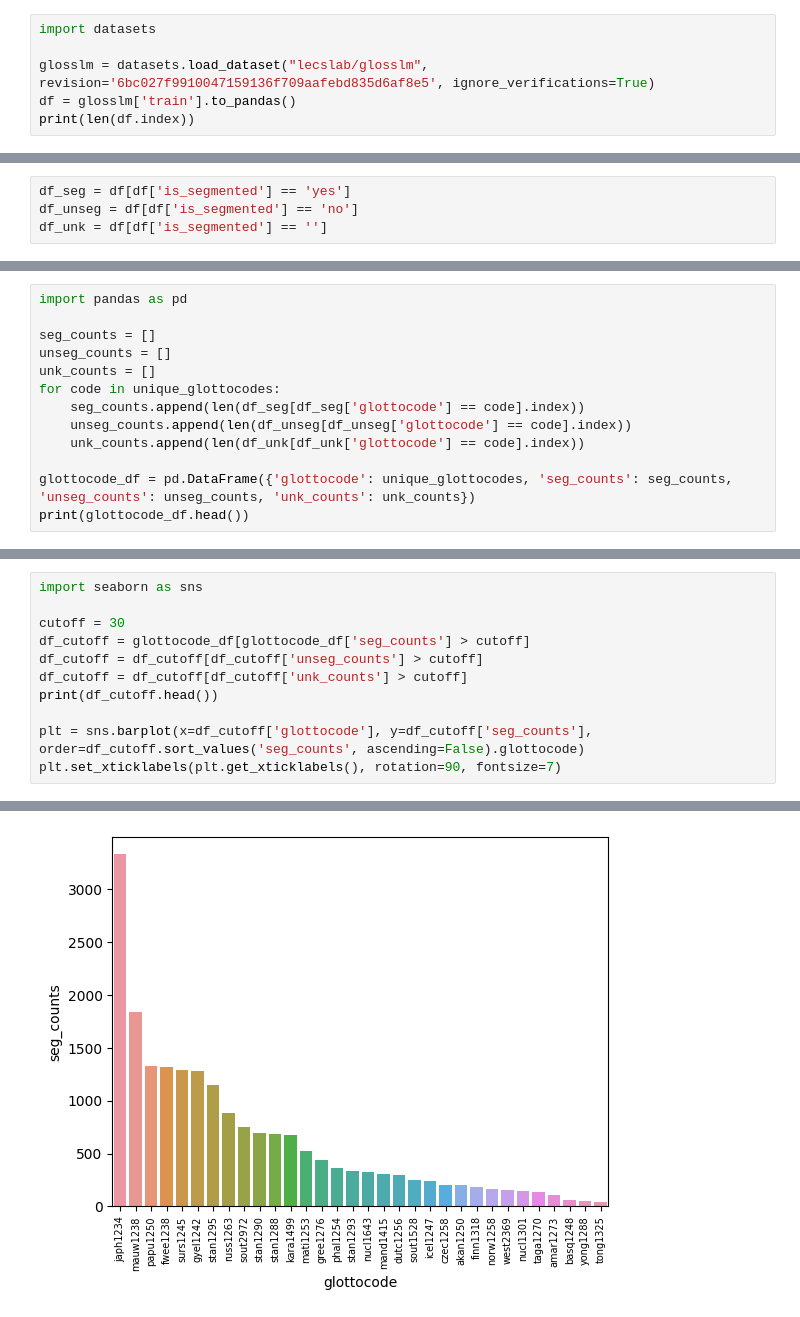
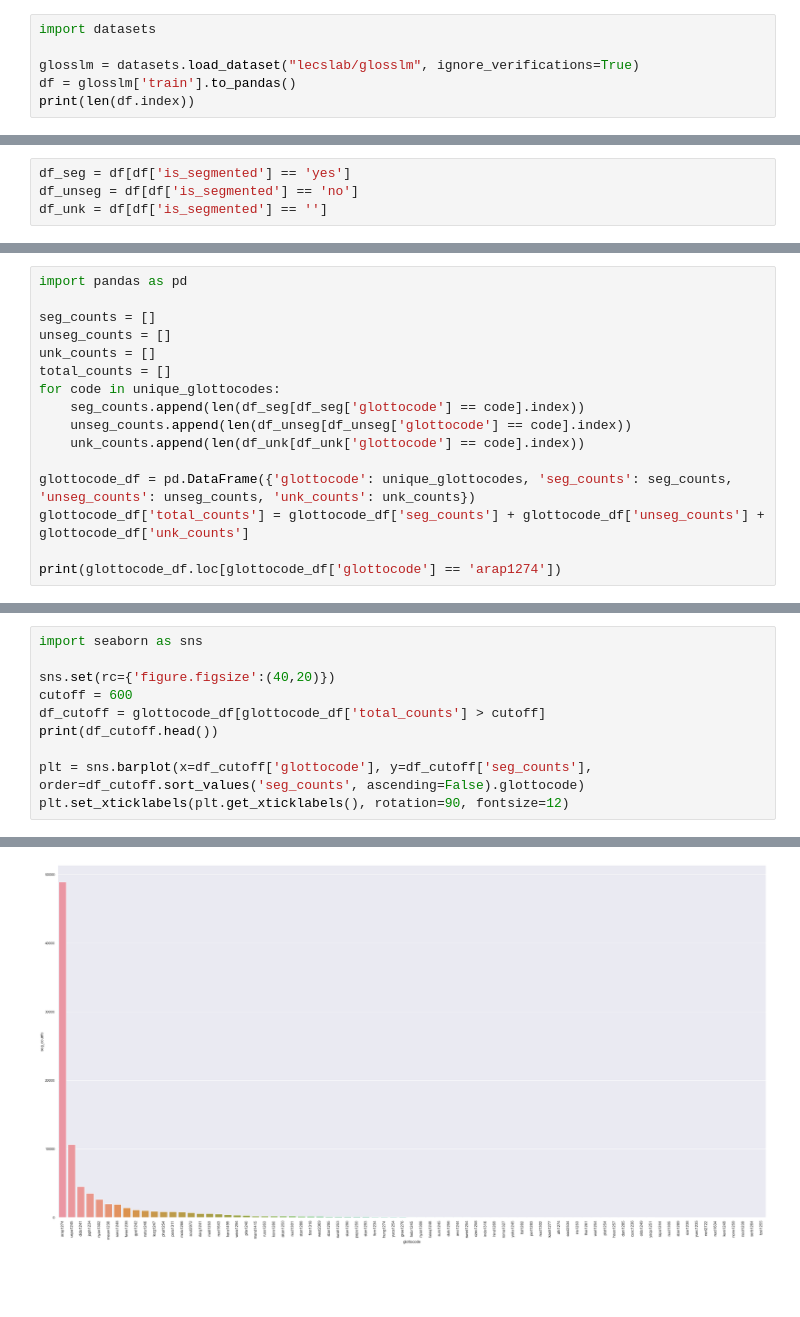
Before and after one commit to foltaProject/glosslm, a Jupyter notebook: resource_stats.ipynb, the cells around one changed output, grey strips where cells are left out. Drawn from its saved outputs; the diff is of its cells as text; blank space fills up the shorter version.

```diff
--- a/resource_stats.ipynb
+++ b/resource_stats.ipynb
@@ -9,7 +8,7 @@ Login successful
 # %%
 import datasets
 
-glosslm = datasets.load_dataset("lecslab/glosslm", revision='6bc027f9910047159136f709aafebd835d6af8e5', ignore_verifications=True)
+glosslm = datasets.load_dataset("lecslab/glosslm", ignore_verifications=True)
 df = glosslm['train'].to_pandas()
 print(len(df.index))
 # %% [output]
@@ -50,11 +48,14 @@ import pandas as pd
 seg_counts = []
 unseg_counts = []
 unk_counts = []
+total_counts = []
 for code in unique_glottocodes:
     seg_counts.append(len(df_seg[df_seg['glottocode'] == code].index))
     unseg_counts.append(len(df_unseg[df_unseg['glottocode'] == code].index))
     unk_counts.append(len(df_unk[df_unk['glottocode'] == code].index))
 
 glottocode_df = pd.DataFrame({'glottocode': unique_glottocodes, 'seg_counts': seg_counts, 'unseg_counts': unseg_counts, 'unk_counts': unk_counts})
-print(glottocode_df.head())
+glottocode_df['total_counts'] = glottocode_df['seg_counts'] + glottocode_df['unseg_counts'] + glottocode_df['unk_counts']
+
+print(glottocode_df.loc[glottocode_df['glottocode'] == 'arap1274'])
 # %% [output]
@@ -67,12 +64,11 @@ print(glottocode_df.head())
 # %%
 import seaborn as sns
 
-cutoff = 30
-df_cutoff = glottocode_df[glottocode_df['seg_counts'] > cutoff]
-df_cutoff = df_cutoff[df_cutoff['unseg_counts'] > cutoff]
-df_cutoff = df_cutoff[df_cutoff['unk_counts'] > cutoff]
+sns.set(rc={'figure.figsize':(40,20)})
+cutoff = 600
+df_cutoff = glottocode_df[glottocode_df['total_counts'] > cutoff]
 print(df_cutoff.head())
 
 plt = sns.barplot(x=df_cutoff['glottocode'], y=df_cutoff['seg_counts'], order=df_cutoff.sort_values('seg_counts', ascending=False).glottocode)
-plt.set_xticklabels(plt.get_xticklabels(), rotation=90, fontsize=7)
+plt.set_xticklabels(plt.get_xticklabels(), rotation=90, fontsize=12)
 # %% [output]
@@ -102,3 +105,3 @@ plt.set_xticklabels(plt.get_xticklabels(), rotation=90, fontsize=7)
-[figure, old version]
+[figure, new version]
 # %%
 plt = sns.barplot(x=df_cutoff['glottocode'], y=df_cutoff['unseg_counts'], order=df_cutoff.sort_values('unseg_counts', ascending=False).glottocode)
```
Also changed, not shown: parts of 21 cells of this notebook, 3 other files.
